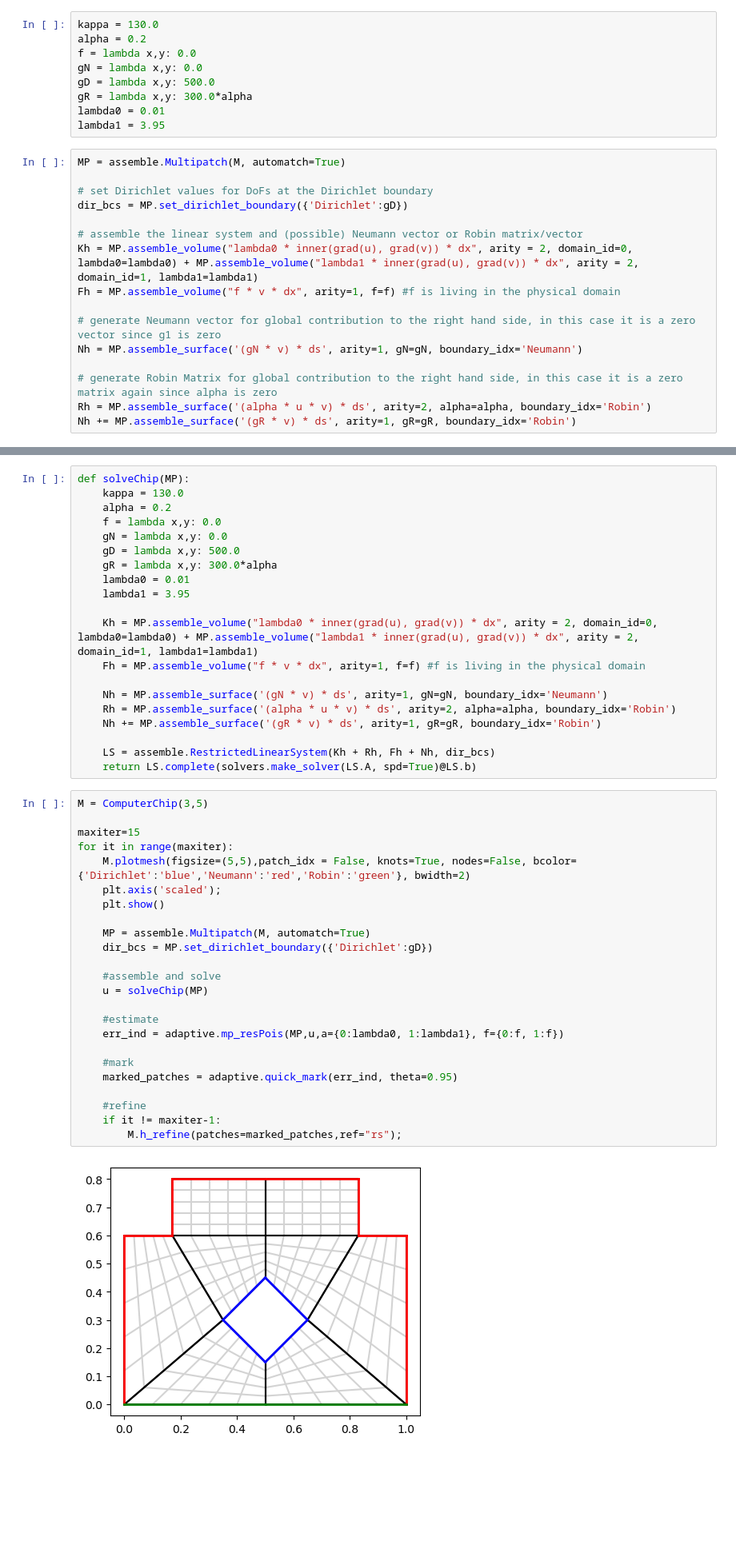
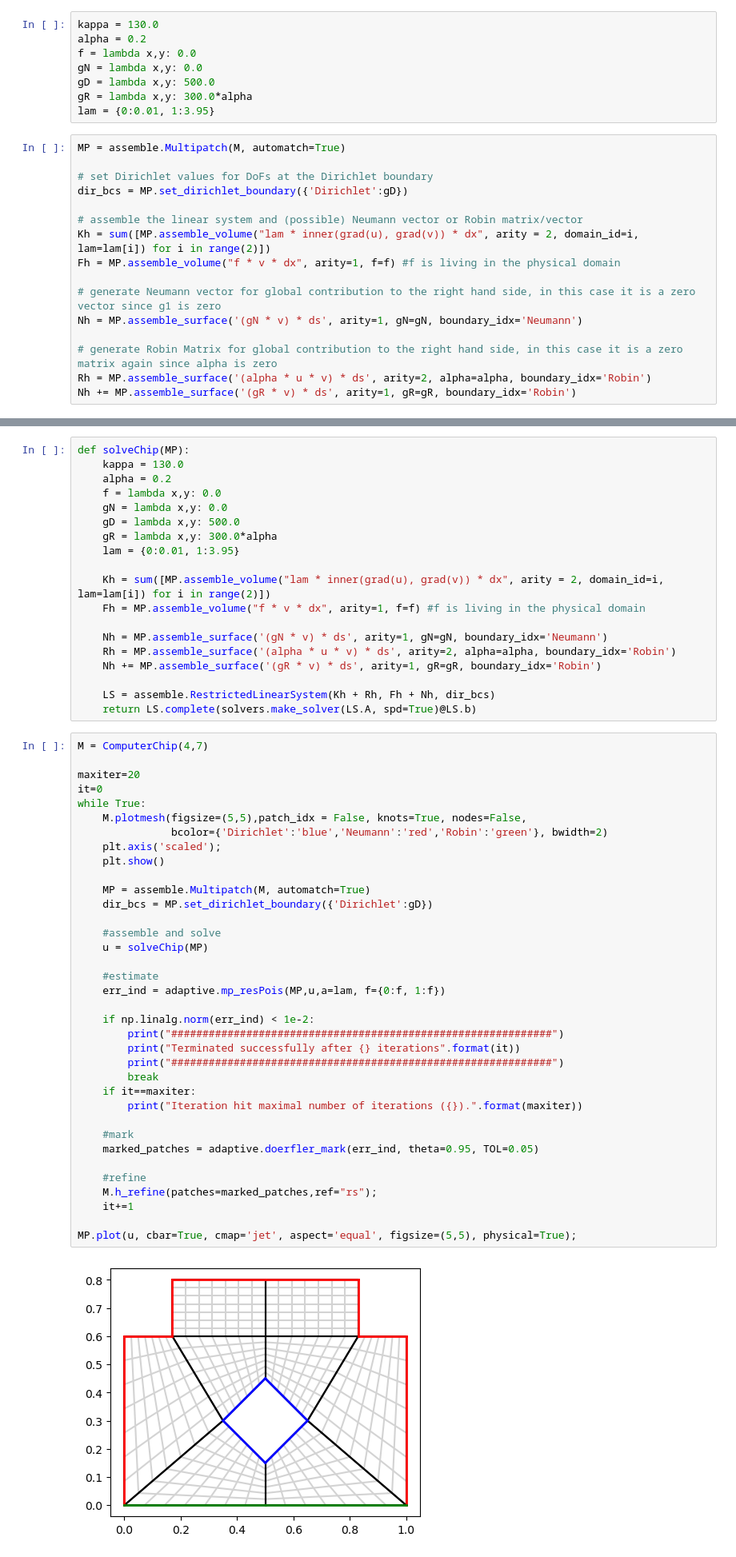
Before and after one commit to Stefan714/pyiga, a Jupyter notebook: notebooks/solve-multipatch.ipynb, the cells around one changed output, grey strips where cells are left out. Shown at 80% size. Cells and saved outputs as stored; diff of their text form; blank space fills up the shorter version.

```diff
--- a/notebooks/solve-multipatch.ipynb
+++ b/notebooks/solve-multipatch.ipynb
@@ -118,8 +118,7 @@ f = lambda x,y: 0.0
 gN = lambda x,y: 0.0
 gD = lambda x,y: 500.0
 gR = lambda x,y: 300.0*alpha
-lambda0 = 0.01
-lambda1 = 3.95
+lam = {0:0.01, 1:3.95}
 # %%
 MP = assemble.Multipatch(M, automatch=True)
 
@@ -127,7 +126,7 @@ MP = assemble.Multipatch(M, automatch=True)
 dir_bcs = MP.set_dirichlet_boundary({'Dirichlet':gD})
 
 # assemble the linear system and (possible) Neumann vector or Robin matrix/vector
-Kh = MP.assemble_volume("lambda0 * inner(grad(u), grad(v)) * dx", arity = 2, domain_id=0, lambda0=lambda0) + MP.assemble_volume("lambda1 * inner(grad(u), grad(v)) * dx", arity = 2, domain_id=1, lambda1=lambda1)
+Kh = sum([MP.assemble_volume("lam * inner(grad(u), grad(v)) * dx", arity = 2, domain_id=i, lam=lam[i]) for i in range(2)])
 Fh = MP.assemble_volume("f * v * dx", arity=1, f=f) #f is living in the physical domain
 
 # generate Neumann vector for global contribution to the right hand side, in this case it is a zero vector since g1 is zero
@@ -156,10 +155,9 @@ def solveChip(MP):
     gN = lambda x,y: 0.0
     gD = lambda x,y: 500.0
     gR = lambda x,y: 300.0*alpha
-    lambda0 = 0.01
-    lambda1 = 3.95
+    lam = {0:0.01, 1:3.95}
 
-    Kh = MP.assemble_volume("lambda0 * inner(grad(u), grad(v)) * dx", arity = 2, domain_id=0, lambda0=lambda0) + MP.assemble_volume("lambda1 * inner(grad(u), grad(v)) * dx", arity = 2, domain_id=1, lambda1=lambda1)
+    Kh = sum([MP.assemble_volume("lam * inner(grad(u), grad(v)) * dx", arity = 2, domain_id=i, lam=lam[i]) for i in range(2)])
     Fh = MP.assemble_volume("f * v * dx", arity=1, f=f) #f is living in the physical domain
 
     Nh = MP.assemble_surface('(gN * v) * ds', arity=1, gN=gN, boundary_idx='Neumann')
@@ -169,28 +167,40 @@ def solveChip(MP):
     LS = assemble.RestrictedLinearSystem(Kh + Rh, Fh + Nh, dir_bcs)
     return LS.complete(solvers.make_solver(LS.A, spd=True)@LS.b)
 # %%
-M = ComputerChip(3,5)
+M = ComputerChip(4,7)
 
-maxiter=15
-for it in range(maxiter):
-    M.plotmesh(figsize=(5,5),patch_idx = False, knots=True, nodes=False, bcolor={'Dirichlet':'blue','Neumann':'red','Robin':'green'}, bwidth=2)
+maxiter=20
+it=0
+while True:
+    M.plotmesh(figsize=(5,5),patch_idx = False, knots=True, nodes=False,
+               bcolor={'Dirichlet':'blue','Neumann':'red','Robin':'green'}, bwidth=2)
     plt.axis('scaled');
     plt.show()
 
     MP = assemble.Multipatch(M, automatch=True)
     dir_bcs = MP.set_dirichlet_boundary({'Dirichlet':gD})
 
     #assemble and solve
     u = solveChip(MP)
 
     #estimate
-    err_ind = adaptive.mp_resPois(MP,u,a={0:lambda0, 1:lambda1}, f={0:f, 1:f})
+    err_ind = adaptive.mp_resPois(MP,u,a=lam, f={0:f, 1:f})
+
+    if np.linalg.norm(err_ind) < 1e-2:
+        print("#############################################################")
+        print("Terminated successfully after {} iterations".format(it))
+        print("#############################################################")
+        break
+    if it==maxiter:
+        print("Iteration hit maximal number of iterations ({}).".format(maxiter))
 
     #mark
-    marked_patches = adaptive.quick_mark(err_ind, theta=0.95)
+    marked_patches = adaptive.doerfler_mark(err_ind, theta=0.95, TOL=0.05)
 
     #refine
-    if it != maxiter-1:
-        M.h_refine(patches=marked_patches,ref="rs");
+    M.h_refine(patches=marked_patches,ref="rs");
+    it+=1
+
+MP.plot(u, cbar=True, cmap='jet', aspect='equal', figsize=(5,5), physical=True);
 # %% [output]
-[figure, old version]
+[figure, new version]
```
Also changed, not shown: parts of 3 cells of this notebook, 3 other files.
